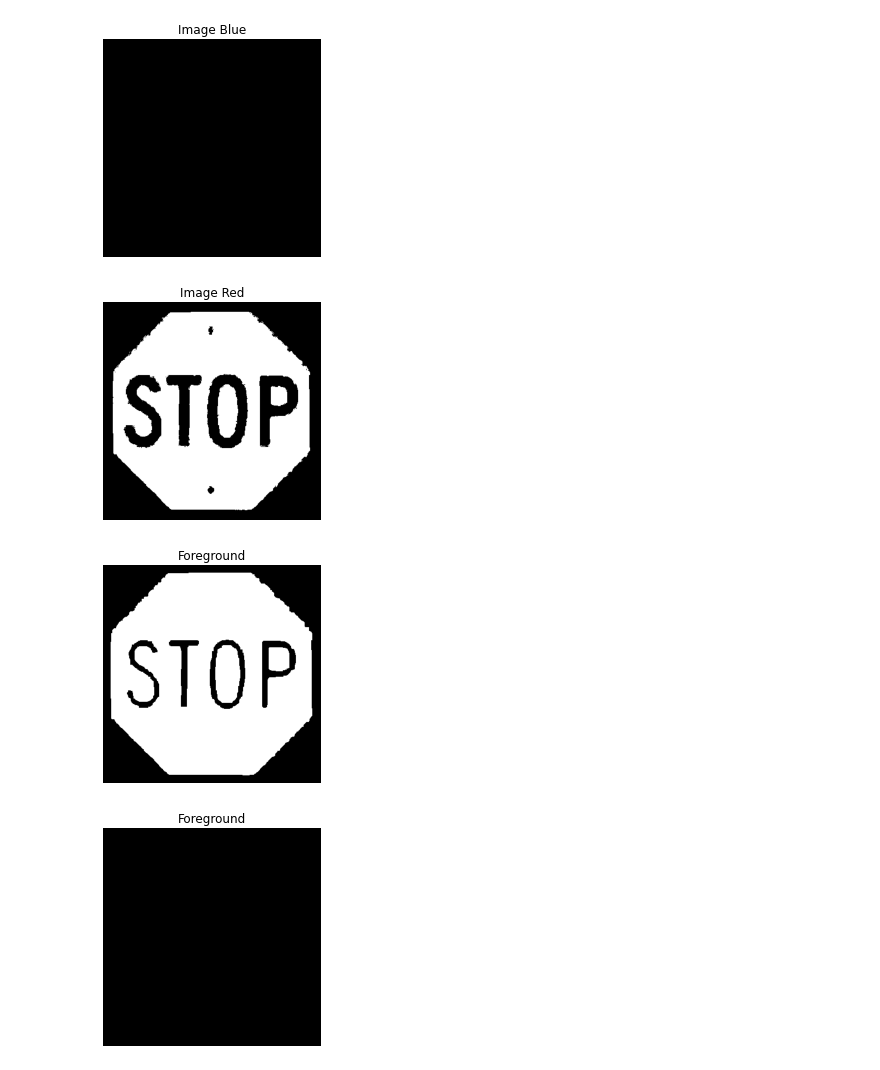
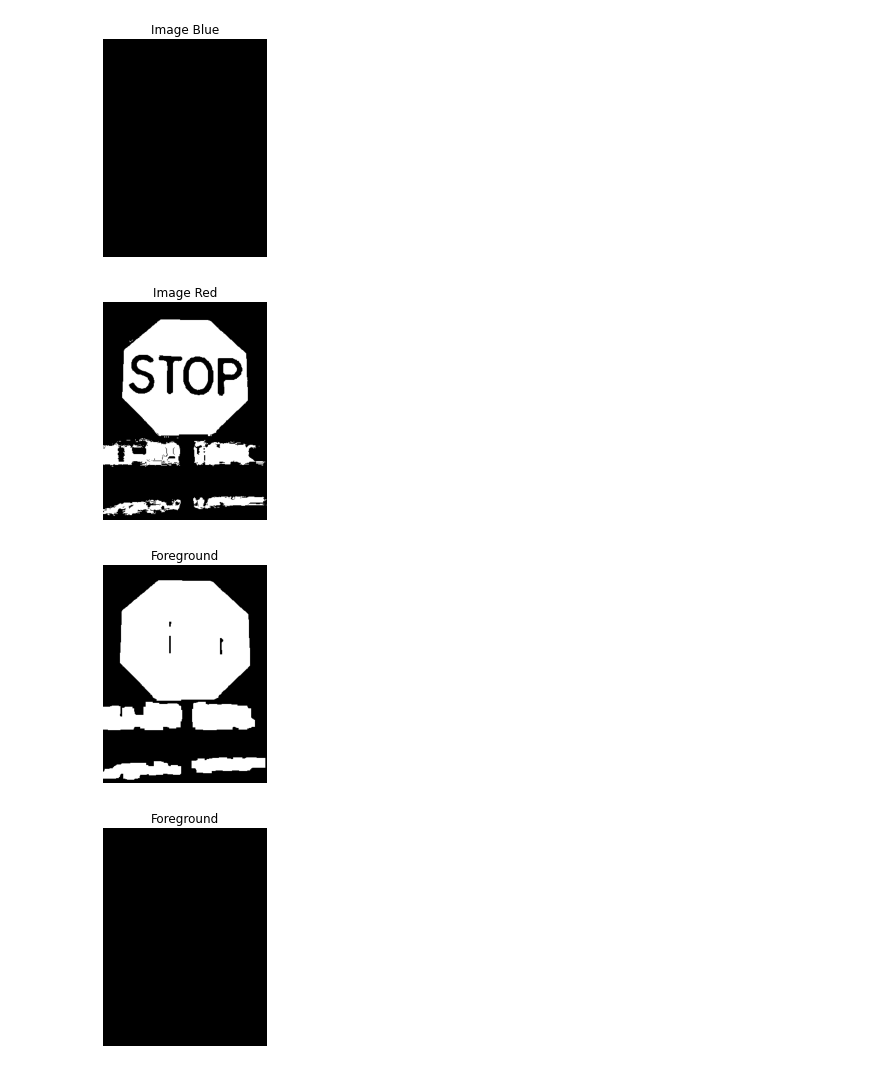
Before and after one commit to tomasfgon/FEUP-VC, a Jupyter notebook: src/main.ipynb, the cells around one changed output. Cells and saved outputs as stored; diff of their text form; code cells hidden in the pictures.

```diff
--- a/src/main.ipynb
+++ b/src/main.ipynb
@@ -6,7 +6,7 @@ import numpy as np
 
 dataDir = '../dataset/images' # Change this, according to your images' directory path
 
-img = cv2.imread(os.path.join(dataDir, 'road60.png')) # Change this, according to your image's path
+img = cv2.imread(os.path.join(dataDir, 'road68.png')) # Change this, according to your image's path
 
 img_rgb = cv2.cvtColor(img, cv2.COLOR_BGR2RGB)
 
@@ -40,40 +42,41 @@ plt.show()
 # %%
 # Image Segmentation
 
-img_hsv = cv2.cvtColor(imgWithMedianFilter, cv2.COLOR_BGR2HSV)
+
+
 
 #set the bounds for the red hue
 lower_red_n1 = np.array([0,70,60])
 upper_red_n1 = np.array([10,255,255])
 
 lower_red_n2 = np.array([170,70,60])
-upper_red_n2 = np.array([100,255,255])
+upper_red_n2 = np.array([180,255,255])
 
 lower_blue_n3 = np.array([78,158,124])
 upper_blue_n3 = np.array([138,255,255])
 
 #create a mask using the bounds set
 mask_1 = cv2.inRange(img_hsv, lower_red_n1, upper_red_n1)
 mask_2 = cv2.inRange(img_hsv, lower_red_n2, upper_red_n2)
 
 mask_red = mask_1 + mask_2
 
 mask_blue = cv2.inRange(img_hsv, lower_blue_n3, upper_blue_n3)
 
 img_red = cv2.cvtColor(mask_red, cv2.COLOR_BGR2RGB)
 img_blue = cv2.cvtColor(mask_blue, cv2.COLOR_BGR2RGB)
 
 plt.imshow(img_blue)
 plt.title('Image Blue')
 plt.axis('off')
 plt.show()
 plt.imshow(img_red)
 plt.title('Image Red')
 plt.axis('off')
 plt.show()
 # %% [output]
-[figure, old version]
+[figure, new version]
-[figure, old version]
+[figure, new version]
 # %%
 # Image Thresholding and Morphological Operations
 
@@ -114,8 +117,8 @@ plt.title('Foreground')
 plt.axis('off')
 plt.show()
 # %% [output]
-[figure, old version]
+[figure, new version]
-[figure, old version]
+[figure, new version]
 # %%
 # Shape Recognition
 
```
Also changed, not shown: parts of 4 cells of this notebook.
